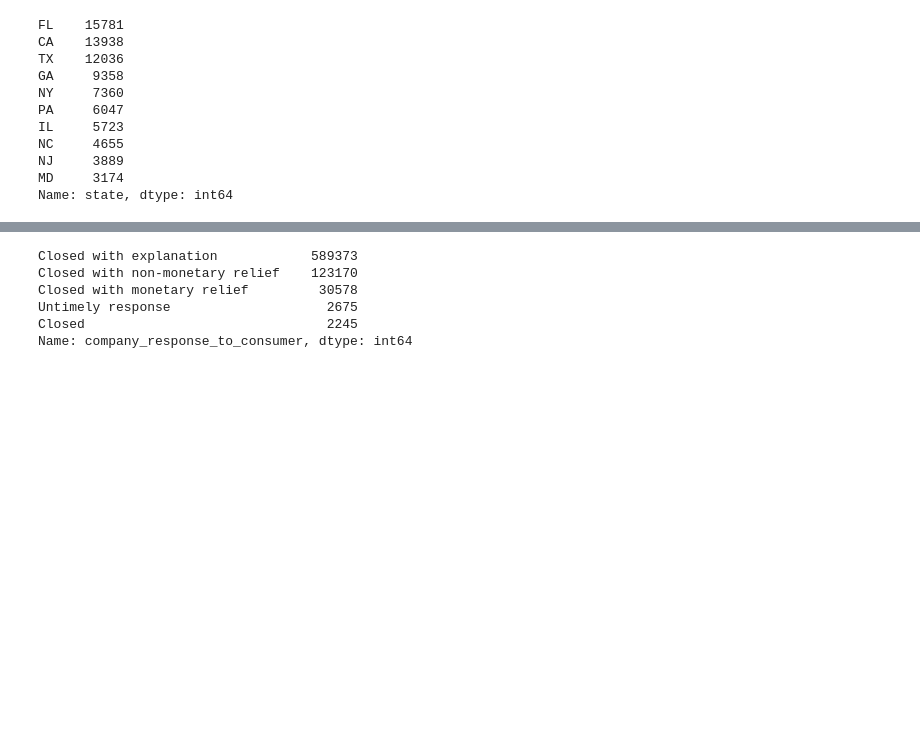
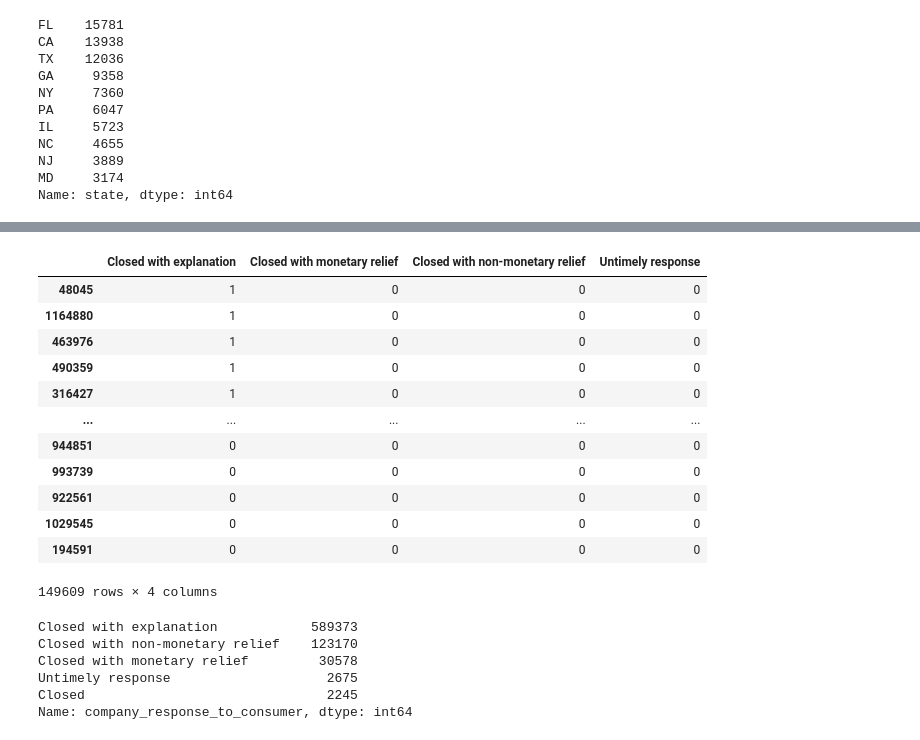
Before and after one commit to DATA-TRAC/consumer-complaint-response, a Jupyter notebook: ali-notebook.ipynb, the cells around one changed output, grey strips where cells are left out. Saved outputs shown, nothing was run; the diff lists cells and outputs as text; code cells hidden in the pictures; blank space fills up the shorter version.

```diff
--- a/ali-notebook.ipynb
+++ b/ali-notebook.ipynb
@@ -224,3 +276,20 @@ Name: state, dtype: int64
+# %%
+y_train_e = pd.get_dummies(y_train, drop_first=True)
+y_train_e
+# %% [output]
+|  | Closed with explanation | Closed with monetary relief | Closed with non-monetary relief | Untimely response |
+| 48045 | 1 | 0 | 0 | 0 |
+| 1164880 | 1 | 0 | 0 | 0 |
+| 463976 | 1 | 0 | 0 | 0 |
+| 490359 | 1 | 0 | 0 | 0 |
+| 316427 | 1 | 0 | 0 | 0 |
+| ... | ... | ... | ... | ... |
+| 944851 | 0 | 0 | 0 | 0 |
+| 993739 | 0 | 0 | 0 | 0 |
+| 922561 | 0 | 0 | 0 | 0 |
+| 1029545 | 0 | 0 | 0 | 0 |
+| 194591 | 0 | 0 | 0 | 0 |
+149609 rows × 4 columns
 # %%
 # #vectorizing
 # X_train_cv,X_val_cv,X_test_cv = m.make_cv(X_train[['lemon']], X_val[['lemon']], X_test[['lemon']])
```
Also changed, not shown: parts of 18 cells of this notebook.
